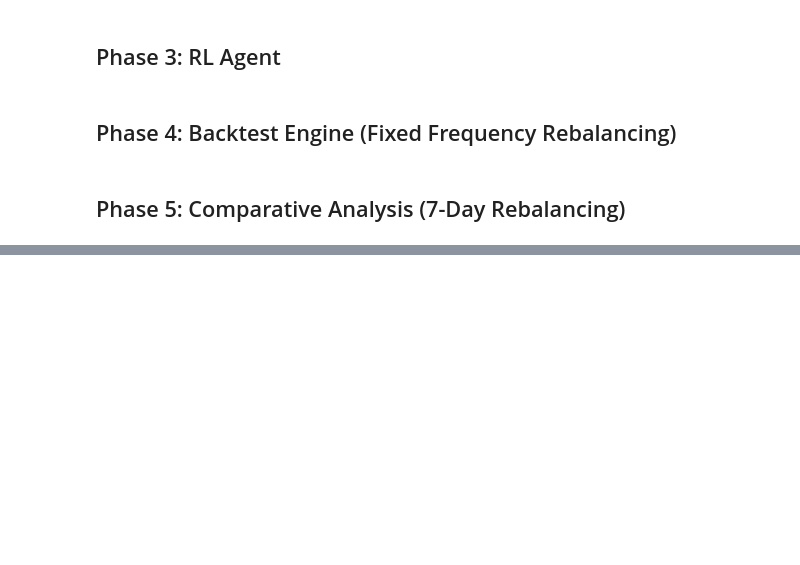
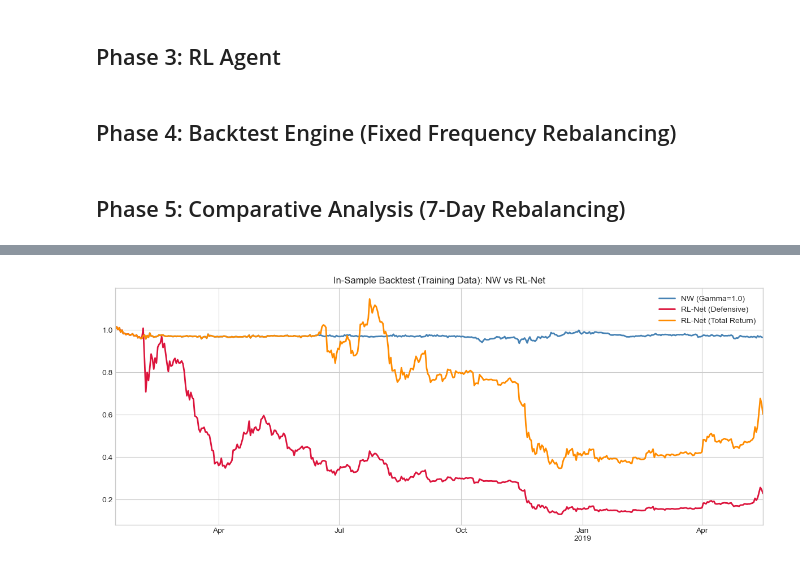
Before and after one commit to ragilrojo/ExperimentThesis, a Jupyter notebook: guidiciti_reexperiment/RLNetworkMarkowitz_Thesis_FinalResettingGamma.ipynb, the cells around one changed output, grey strips where cells are left out. Drawn from its saved outputs; the diff is of its cells as text; code cells hidden in the pictures; blank space fills up the shorter version.

```diff
--- a/guidiciti_reexperiment/RLNetworkMarkowitz_Thesis_FinalResettingGamma.ipynb
+++ b/guidiciti_reexperiment/RLNetworkMarkowitz_Thesis_FinalResettingGamma.ipynb
@@ -346,0 +365,79 @@ print(f'\nCSV saved to: {csv_dir}/')
+# %%
+# ============================================================
+# Phase 6: In-Sample Backtest on Training Data
+# ============================================================
+# Gunakan model yang sudah di-train di Phase 5; jalankan backtest
+# pada train_data (80% pertama dari ret_old) untuk melihat in-sample fit.
+
+strategies_insample = [
+    NetworkMarkowitz('NW (Gamma=1.0)', gamma=1.0),
+    RLNetworkMarkowitz('RL-Net (Defensive)',    'final_mdd'),
+    RLNetworkMarkowitz('RL-Net (Total Return)', 'final_raw'),
+]
+
+results_map_train = {}
+gamma_map_train   = {}
+for s in strategies_insample:
+    res, _, g_hist = run_backtest_with_frequency(
+        s, train_data, window=SET_WINDOW, rebalance_freq=SET_REBALANCE
+    )
+    results_map_train[s.name] = res
+    if 'RL-Net' in s.name:
+        gamma_map_train[s.name] = g_hist
+
+# === Plot 1: Cumulative Returns (Training) ===
+colors = {
+    'NW (Gamma=1.0)':       'steelblue',
+    'RL-Net (Defensive)':    'crimson',
+    'RL-Net (Total Return)': 'darkorange',
+}
+plt.figure(figsize=(12, 5))
+for name, r in results_map_train.items():
+    (1 + r).cumprod().plot(
+        label=name,
+        color=colors.get(name),
+        linewidth=2.0
+    )
+plt.title('In-Sample Backtest (Training Data): NW vs RL-Net')
+plt.legend()
+plt.tight_layout()
+plt.show()
+
+# === Plot 2: Gamma Dynamics RL (Training) ===
+if gamma_map_train:
+    plt.figure(figsize=(12, 4))
+    for name, g in gamma_map_train.items():
+        g.plot(label=f'{name} gamma', color=colors.get(name), alpha=0.8)
+    plt.axhline(1.0, color='steelblue', linestyle='--', label='NW Gamma=1.0 (baseline)')
+    plt.axhline(0.0, color='gray', linestyle=':', linewidth=0.8)
+    plt.title('Gamma Dynamics - Training Period ([-10, +10] range)')
+    plt.ylabel('Gamma Value')
+    plt.legend()
+    plt.tight_layout()
+    plt.show()
+
+# === Simpan Data Training ke CSV ===
+csv_dir = 'backtest_results'
+os.makedirs(csv_dir, exist_ok=True)
+
+cumret_train_df = pd.DataFrame({name: (1 + r).cumprod() for name, r in results_map_train.items()})
+cumret_train_df.index.name = 'Date'
+cumret_train_df.to_csv(os.path.join(csv_dir, 'training_cumulative_returns.csv'))
+
+dailyret_train_df = pd.DataFrame(results_map_train)
+dailyret_train_df.index.name = 'Date'
+dailyret_train_df.to_csv(os.path.join(csv_dir, 'training_daily_returns.csv'))
+
+if gamma_map_train:
+    gamma_train_df = pd.DataFrame(gamma_map_train)
+    gamma_train_df.index.name = 'Date'
+    gamma_train_df.to_csv(os.path.join(csv_dir, 'training_gamma_dynamics.csv'))
+
+stats_train = pd.DataFrame({name: calculate_metrics(r) for name, r in results_map_train.items()}).T
+stats_train.index.name = 'Strategy'
+stats_train.to_csv(os.path.join(csv_dir, 'training_performance_metrics.csv'))
+
+print('=== In-Sample Performance Metrics (Training Data) ===')
+print(stats_train.to_string())
+print(f'\nCSV saved to: {csv_dir}/')
+# %% [output]
@@ -346,0 +447 @@ print(f'\nCSV saved to: {csv_dir}/')
+[figure, added]
```
Also changed, not shown: parts of 5 cells of this notebook, 8 other files.
